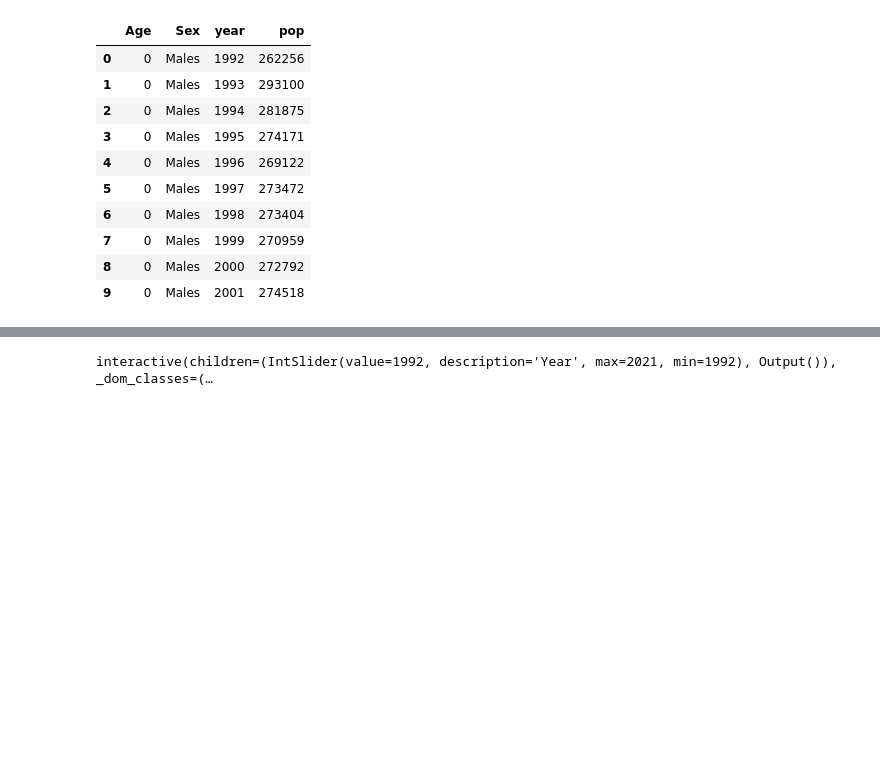
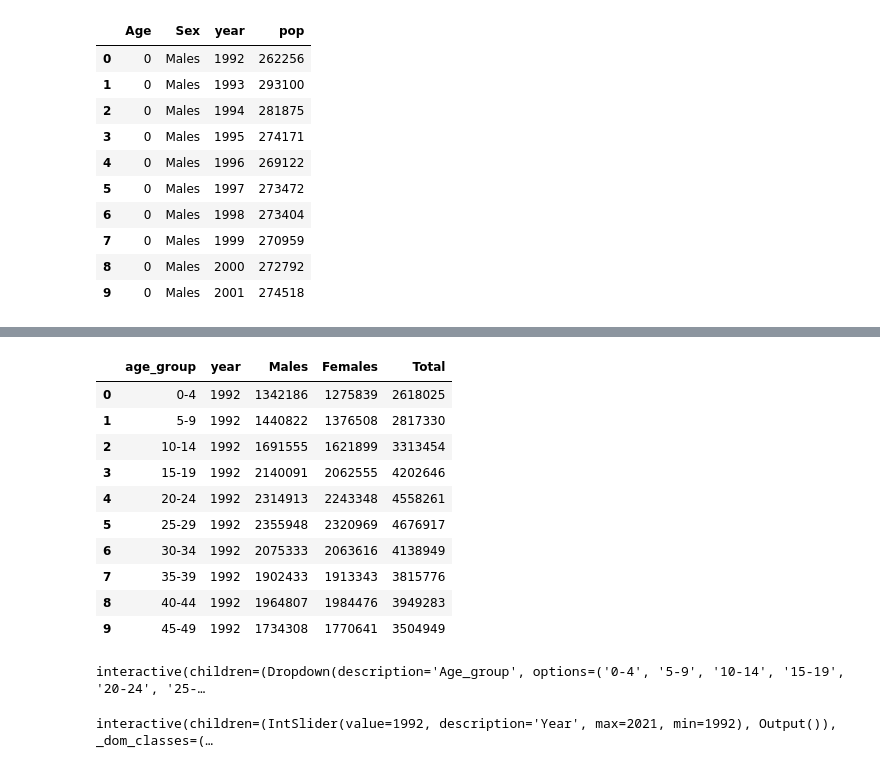
Before and after one commit to NumEconCopenhagen/projects-2024-bolo, a Jupyter notebook: dataproject/dataproject_2.ipynb, the cells around one changed output, grey strips where cells are left out. Drawn from its saved outputs; the diff is of its cells as text; code cells hidden in the pictures; blank space fills up the shorter version.

```diff
--- a/dataproject/dataproject_2.ipynb
+++ b/dataproject/dataproject_2.ipynb
@@ -170,7 +167,7 @@ for i in range(0, 101, 5):
         pop_italy.loc[pop_italy['Age'].between(i, i+4), 'age_group'] = f'{i}-{i+4}'
 
 # Summing up all the observations for each age group
-pop_italy_agg = pop_italy.groupby(['age_group', 'year'])[['Males', 'Females']].sum()
+pop_italy_agg = pop_italy.groupby(['age_group', 'year'])[['Males', 'Females','Total']].sum()
 
 # Resetting index
 pop_italy_agg.reset_index(inplace=True)
@@ -178,8 +175,22 @@ pop_italy_agg.reset_index(inplace=True)
 # Splitting age_group into lower_bound and upper_bound in order to sort the age groups correctly
 pop_italy_agg[['lower_bound', 'upper_bound']] = pop_italy_agg['age_group'].str.split('-', expand=True)
 
-# Sorting the age groups
+# Sorting by age groups
 pop_italy_agg['lower_bound'] = pop_italy_agg['lower_bound'].astype(int)
 pop_italy_agg.sort_values(['year','lower_bound'], inplace=True)
 pop_italy_agg.reset_index(inplace=True)
 pop_italy_agg.drop(['index', 'lower_bound', 'upper_bound'], axis=1, inplace=True)
+# %%
+pop_italy_agg.head(10)
+# %% [output]
+|  | age_group | year | Males | Females | Total |
+| 0 | 0-4 | 1992 | 1342186 | 1275839 | 2618025 |
+| 1 | 5-9 | 1992 | 1440822 | 1376508 | 2817330 |
+| 2 | 10-14 | 1992 | 1691555 | 1621899 | 3313454 |
+| 3 | 15-19 | 1992 | 2140091 | 2062555 | 4202646 |
+| 4 | 20-24 | 1992 | 2314913 | 2243348 | 4558261 |
+| 5 | 25-29 | 1992 | 2355948 | 2320969 | 4676917 |
+| 6 | 30-34 | 1992 | 2075333 | 2063616 | 4138949 |
+| 7 | 35-39 | 1992 | 1902433 | 1913343 | 3815776 |
+| 8 | 40-44 | 1992 | 1964807 | 1984476 | 3949283 |
+| 9 | 45-49 | 1992 | 1734308 | 1770641 | 3504949 |
@@ -186 +204,10 @@ pop_italy_agg.drop(['index', 'lower_bound', 'upper_bound'], axis=1, inplace=True
+# %%
+widgets.interact(plot_pop,
+    df = widgets.fixed(pop_italy_agg),
+    age_group = widgets.Dropdown(description='Age_group',
+                                    options=pop_italy_agg['age_group'].unique(),
+                                    value='0-4')
+);
+# %% [output]
+interactive(children=(Dropdown(description='Age_group', options=('0-4', '5-9', '10-14', '15-19', '20-24', '25-…
 # %%
```
Also changed, not shown: parts of 20 cells of this notebook, 3 other files.
